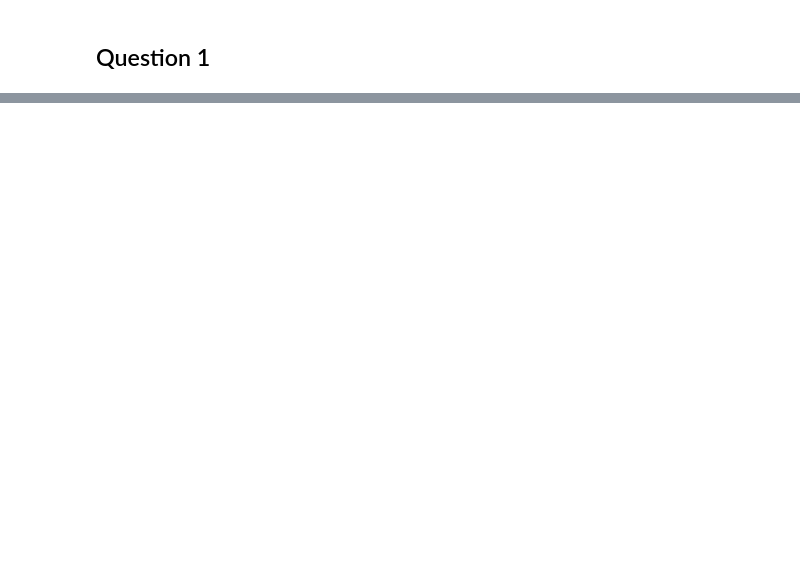
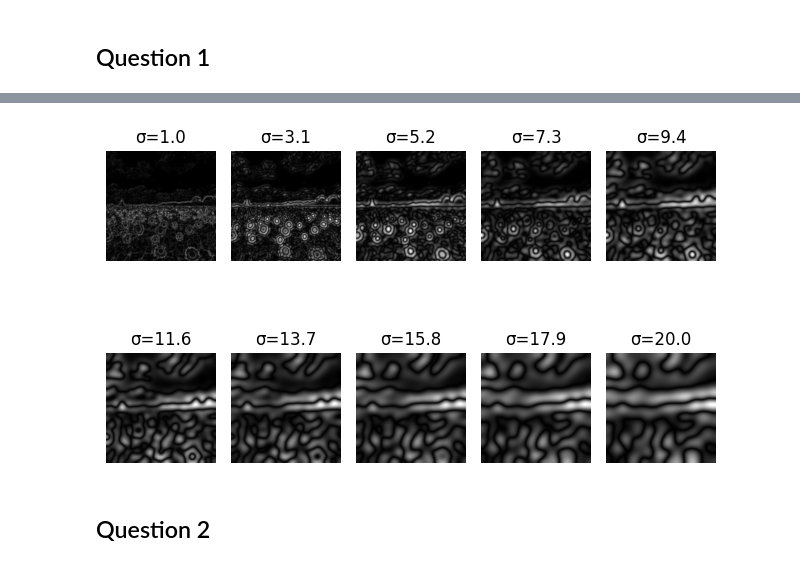
Before and after one commit to NadhaIrshad/In22-S5-EN3160---Image-Processing-and-Machine-Vision, a Jupyter notebook: Assignment2/ass2.ipynb, the cells around one changed output, grey strips where cells are left out. Drawn from its saved outputs; the diff is of its cells as text; code cells hidden in the pictures; blank space fills up the shorter version.

```diff
--- a/Assignment2/ass2.ipynb
+++ b/Assignment2/ass2.ipynb
@@ -76,0 +62,15 @@ Largest Circle Parameters:
+# %%
+import matplotlib.pyplot as plt
+
+for i, sigma in enumerate(sigma_values):
+    plt.subplot(2, 5, i+1)
+    plt.imshow(response_stack[:, :, i], cmap='gray')
+    plt.title(f"σ={sigma:.1f}")
+    plt.axis('off')
+
+plt.tight_layout()
+plt.show()
+# %% [output]
+[figure, added]
+# %% [markdown]
+## Question 2
```
Also changed, not shown: parts of 2 cells of this notebook.
